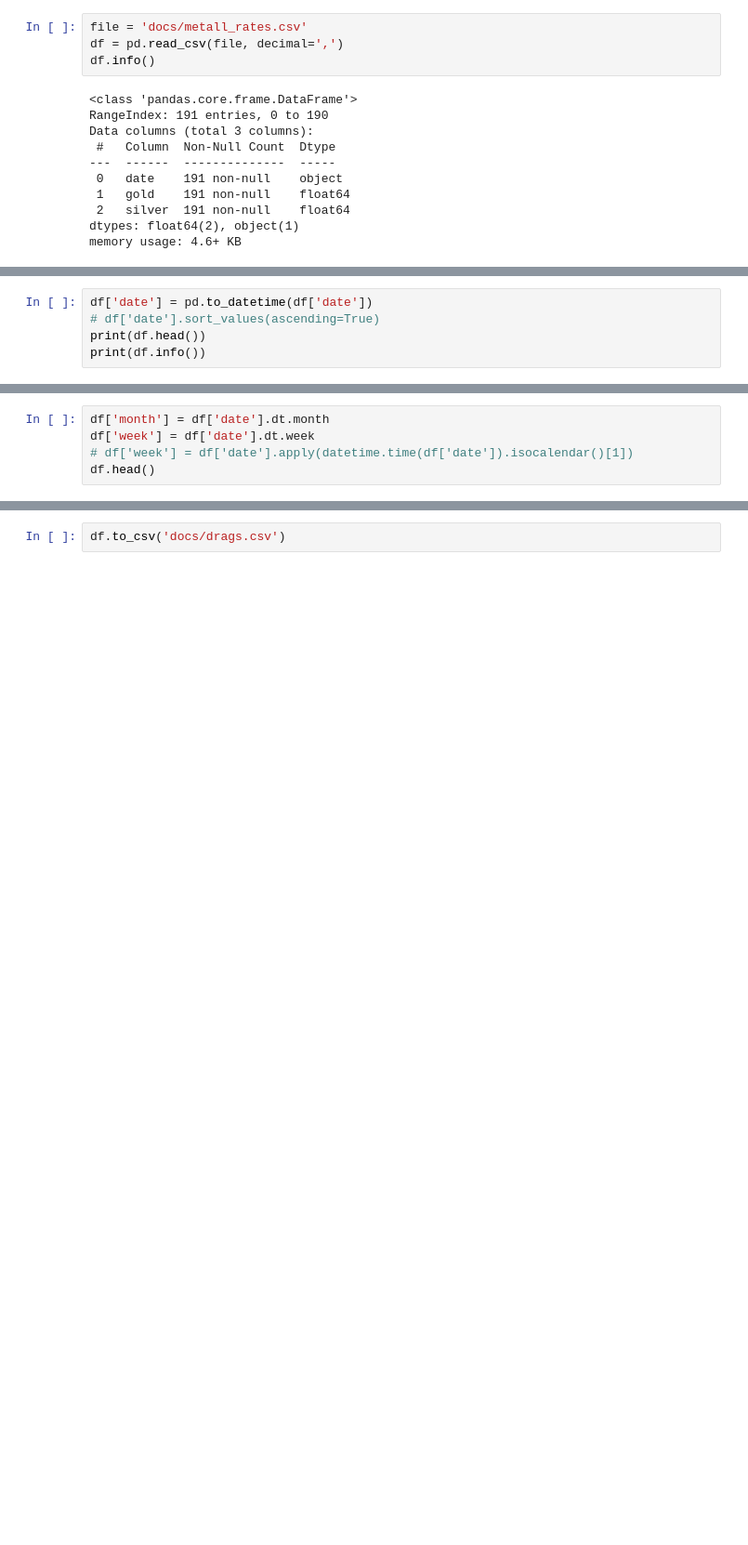
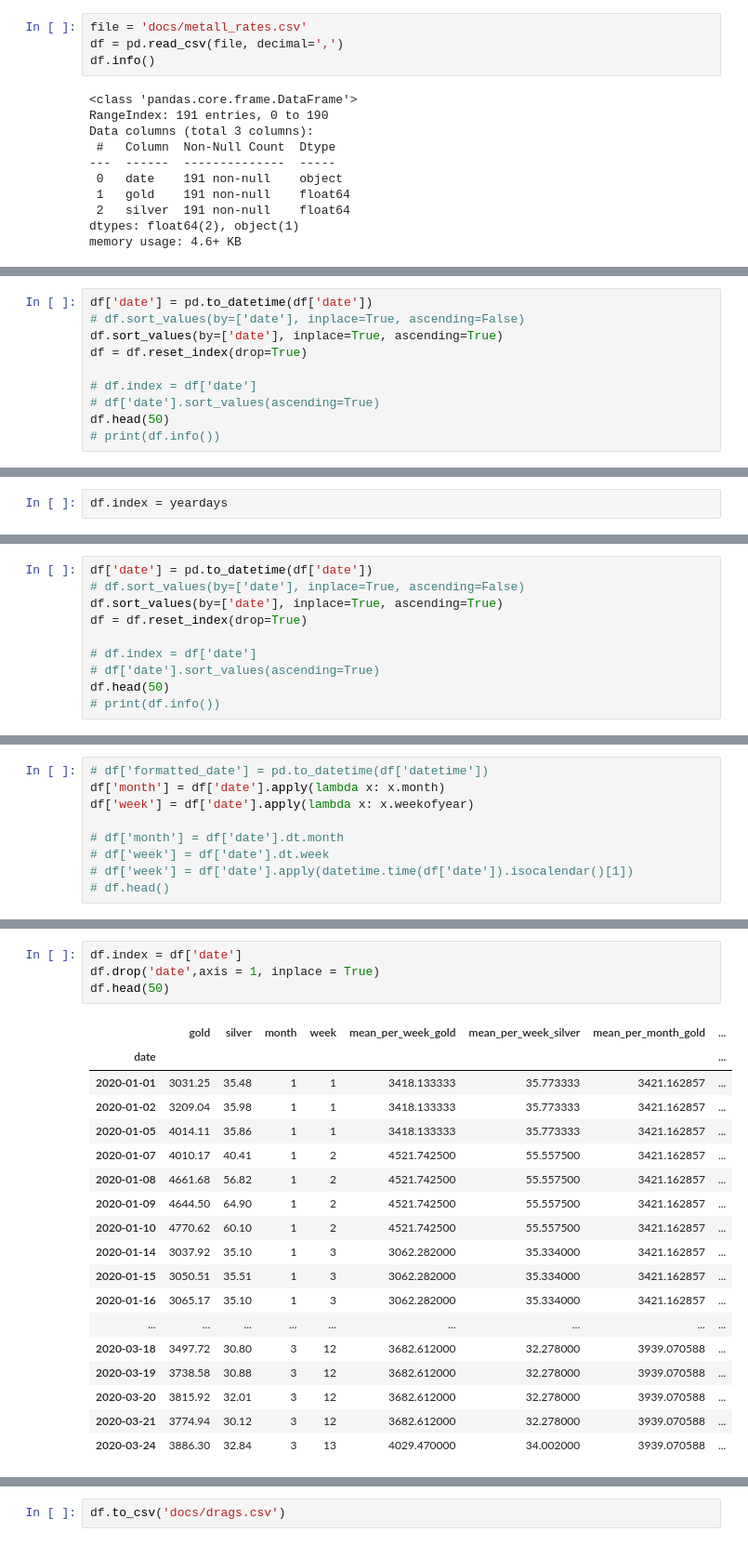
Before and after one commit to ilyinss/cbr_metall_analytics, a Jupyter notebook: decomp.ipynb, the cells around one changed output, grey strips where cells are left out. Shown: that part at 93% size. Drawn from its saved outputs; the diff is of its cells as text; blank space fills up the shorter version.

```diff
--- a/decomp.ipynb
+++ b/decomp.ipynb
@@ -21,6 +28,11 @@ memory usage: 4.6+ KB
 # %%
 df['date'] = pd.to_datetime(df['date'])
+# df.sort_values(by=['date'], inplace=True, ascending=False)
+df.sort_values(by=['date'], inplace=True, ascending=True)
+df = df.reset_index(drop=True)
+
+# df.index = df['date']
 # df['date'].sort_values(ascending=True)
-print(df.head())
-print(df.info())
+df.head(50)
+# print(df.info())
 # %% [output]
@@ -43,0 +47,2 @@ None
+# %%
+df.index = yeardays
@@ -43,0 +51,10 @@ None
+# %%
+df['date'] = pd.to_datetime(df['date'])
+# df.sort_values(by=['date'], inplace=True, ascending=False)
+df.sort_values(by=['date'], inplace=True, ascending=True)
+df = df.reset_index(drop=True)
+
+# df.index = df['date']
+# df['date'].sort_values(ascending=True)
+df.head(50)
+# print(df.info())
@@ -44,5 +79,9 @@ None
 # %%
-df['month'] = df['date'].dt.month
-df['week'] = df['date'].dt.week
+# df['formatted_date'] = pd.to_datetime(df['datetime'])
+df['month'] = df['date'].apply(lambda x: x.month)
+df['week'] = df['date'].apply(lambda x: x.weekofyear)
+
+# df['month'] = df['date'].dt.month
+# df['week'] = df['date'].dt.week
 # df['week'] = df['date'].apply(datetime.time(df['date']).isocalendar()[1])
-df.head()
+# df.head()
@@ -61,0 +117,23 @@ df.head()
+# %%
+df.index = df['date']
+df.drop('date',axis = 1, inplace = True)
+df.head(50)
+# %% [output]
+|  | gold | silver | month | week | mean_per_week_gold | mean_per_week_silver | mean_per_month_gold | ... |
+| date |  |  |  |  |  |  |  | ... |
+| 2020-01-01 | 3031.25 | 35.48 | 1 | 1 | 3418.133333 | 35.773333 | 3421.162857 | ... |
+| 2020-01-02 | 3209.04 | 35.98 | 1 | 1 | 3418.133333 | 35.773333 | 3421.162857 | ... |
+| 2020-01-05 | 4014.11 | 35.86 | 1 | 1 | 3418.133333 | 35.773333 | 3421.162857 | ... |
+| 2020-01-07 | 4010.17 | 40.41 | 1 | 2 | 4521.742500 | 55.557500 | 3421.162857 | ... |
+| 2020-01-08 | 4661.68 | 56.82 | 1 | 2 | 4521.742500 | 55.557500 | 3421.162857 | ... |
+| 2020-01-09 | 4644.50 | 64.90 | 1 | 2 | 4521.742500 | 55.557500 | 3421.162857 | ... |
+| 2020-01-10 | 4770.62 | 60.10 | 1 | 2 | 4521.742500 | 55.557500 | 3421.162857 | ... |
+| 2020-01-14 | 3037.92 | 35.10 | 1 | 3 | 3062.282000 | 35.334000 | 3421.162857 | ... |
+| 2020-01-15 | 3050.51 | 35.51 | 1 | 3 | 3062.282000 | 35.334000 | 3421.162857 | ... |
+| 2020-01-16 | 3065.17 | 35.10 | 1 | 3 | 3062.282000 | 35.334000 | 3421.162857 | ... |
+| ... | ... | ... | ... | ... | ... | ... | ... | ... |
+| 2020-03-18 | 3497.72 | 30.80 | 3 | 12 | 3682.612000 | 32.278000 | 3939.070588 | ... |
+| 2020-03-19 | 3738.58 | 30.88 | 3 | 12 | 3682.612000 | 32.278000 | 3939.070588 | ... |
+| 2020-03-20 | 3815.92 | 32.01 | 3 | 12 | 3682.612000 | 32.278000 | 3939.070588 | ... |
+| 2020-03-21 | 3774.94 | 30.12 | 3 | 12 | 3682.612000 | 32.278000 | 3939.070588 | ... |
+| 2020-03-24 | 3886.30 | 32.84 | 3 | 13 | 4029.470000 | 34.002000 | 3939.070588 | ... |
```
Also changed, not shown: parts of 14 cells of this notebook, 2 other files.
